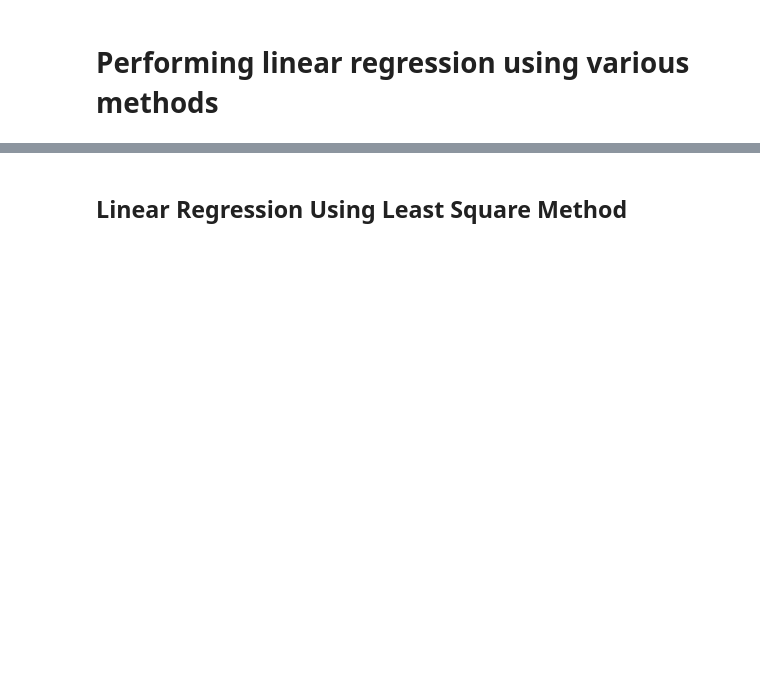
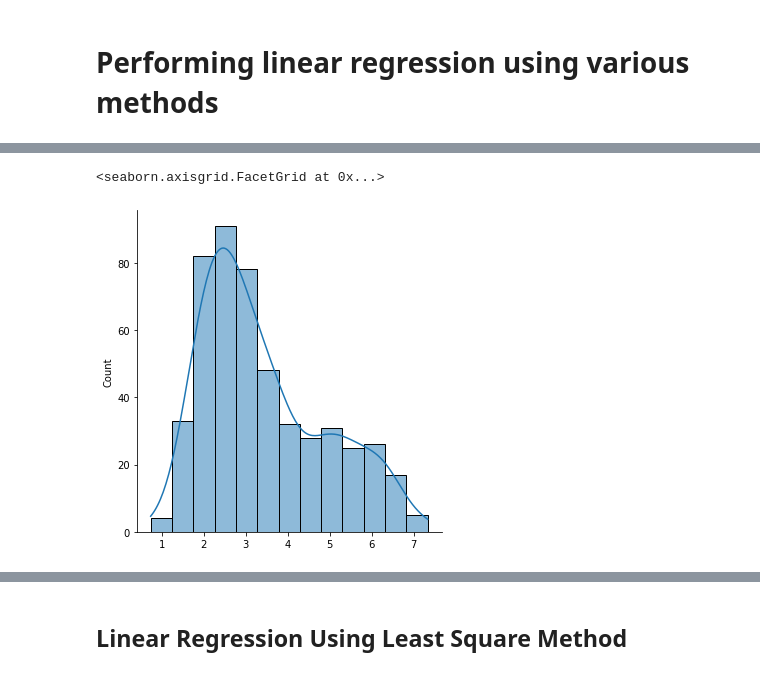
Before and after one commit to Nischal2015/machine_learning, a Jupyter notebook: linear_regression.ipynb, the cells around one changed output, grey strips where cells are left out. Cells and saved outputs as stored; diff of their text form; code cells hidden in the pictures; blank space fills up the shorter version.

```diff
--- a/linear_regression.ipynb
+++ b/linear_regression.ipynb
@@ -27,0 +43,5 @@ x = x - 0.5
+# %%
+sns.displot(y, kde=True,)
+# %% [output]
+<seaborn.axisgrid.FacetGrid at 0x...>
+[figure, added]
```
Also changed, not shown: parts of 23 cells of this notebook.
